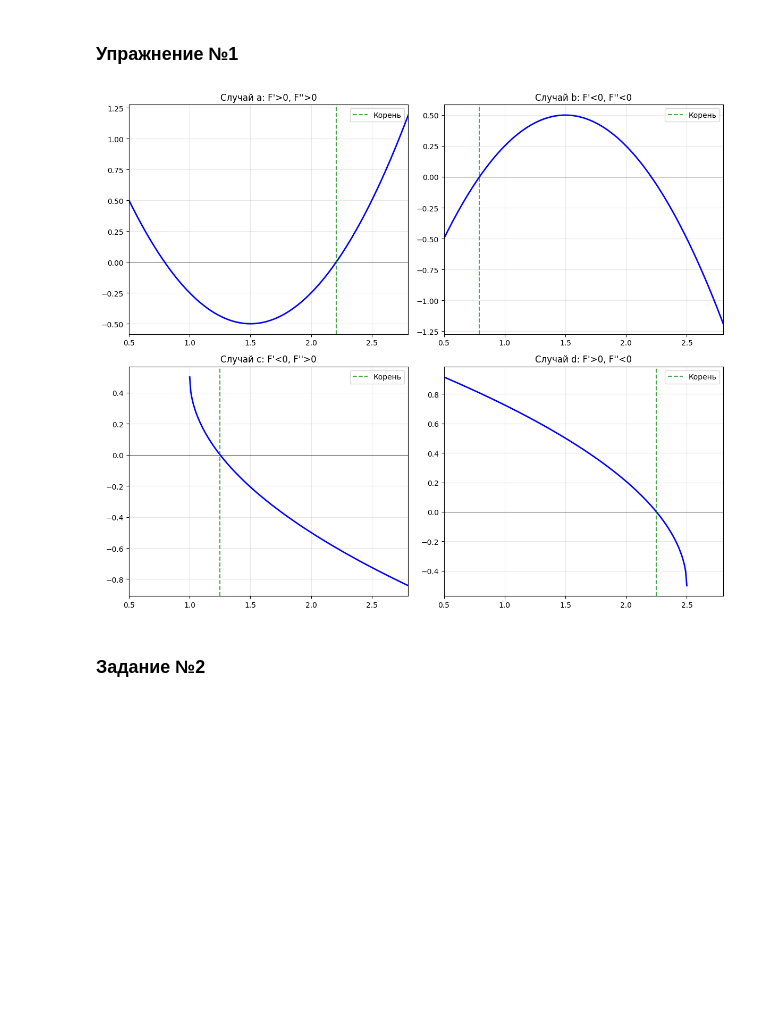
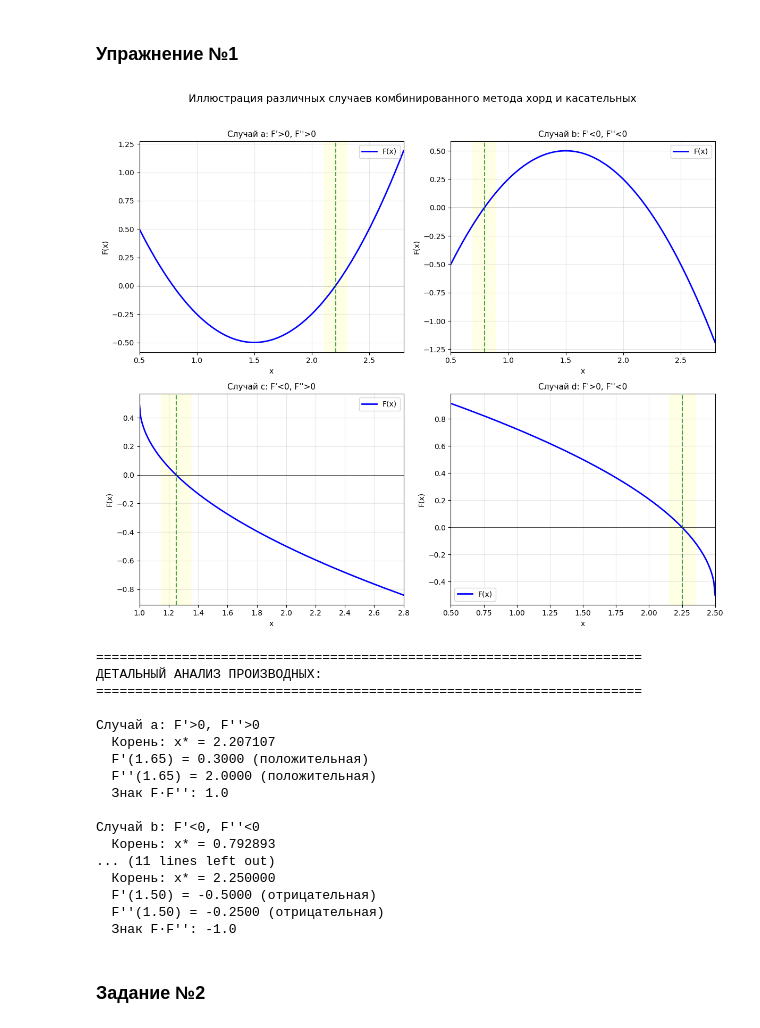
Before and after one commit to Matyuzha/homework, a Jupyter notebook: 2.5.ipynb, the cells around one changed output. Drawn from its saved outputs; the diff is of its cells as text; code cells hidden in the pictures; blank space fills up the shorter version.

```diff
--- a/2.5.ipynb
+++ b/2.5.ipynb
@@ -10,35 +11,90 @@ from scipy.optimize import root_scalar
 # %%
+import numpy as np
+import matplotlib.pyplot as plt
+from scipy.optimize import root_scalar
+
+# Вариант 2: с защитой от передачи массива
+def safe_sqrt(x):
+    """Безопасная версия sqrt, работающая с массивами"""
+    if hasattr(x, '__len__'):
+        return np.sqrt(x)
+    else:
+        from math import sqrt
+        return sqrt(x)
+
 # 4 разных случая
 funcs = [
     lambda x: (x-1.5)**2 - 0.5,
     lambda x: -(x-1.5)**2 + 0.5,
-    lambda x: -sqrt(x-1) + 0.5,
-    lambda x: sqrt(2.5-x) - 0.5
+    lambda x: -safe_sqrt(x-1) + 0.5,
+    lambda x: safe_sqrt(2.5-x) - 0.5
 ]
 
 titles = ["F'>0, F''>0", "F'<0, F''<0", "F'<0, F''>0", "F'>0, F''<0"]
-roots = [1.5+sqrt(0.5), 1.5-sqrt(0.5), 1.25, 2.25]
-x_ranges = [(0.5, 2.8), (0.5, 2.8), (1.0, 2.8), (0.5, 2.5)]  # Индивидуальные диапазоны
+roots = [1.5+np.sqrt(0.5), 1.5-np.sqrt(0.5), 1.25, 2.25]
+x_ranges = [(0.5, 2.8), (0.5, 2.8), (1.0, 2.8), (0.5, 2.5)]
 
 fig, axes = plt.subplots(2, 2, figsize=(12, 10))
 axes = axes.flatten()
 
 for i, (f, title, root, x_range) in enumerate(zip(funcs, titles, roots, x_ranges)):
-    x = linspace(x_range[0], x_range[1], 200)
+    x = np.linspace(x_range[0], x_range[1], 200)
     y = f(x)
 
-    axes[i].plot(x, y, 'b-', linewidth=2)
+    axes[i].plot(x, y, 'b-', linewidth=2, label='F(x)')
     axes[i].axhline(0, color='black', linewidth=0.5)
-    axes[i].axvline(root, color='g', linestyle='--', alpha=0.7, label='Корень')
-    axes[i].set_title(f'Случай {chr(97+i)}: {title}')
-    axes[i].set_xlim(0.5, 2.8)
+    axes[i].axvline(root, color='g', linestyle='--', alpha=0.7, linewidth=1.5)
+    axes[i].set_title(f'Случай {chr(97+i)}: {title}', fontsize=11)
+    axes[i].set_xlabel('x')
+    axes[i].set_ylabel('F(x)')
+    axes[i].set_xlim(x_range[0], x_range[1])
     axes[i].grid(True, alpha=0.3)
-    axes[i].legend()
+    axes[i].legend(loc='best')
 
+    # Закрашиваем область вокруг корня
+    axes[i].axvspan(root-0.1, root+0.1, alpha=0.1, color='yellow')
+
+plt.suptitle('Иллюстрация различных случаев комбинированного метода хорд и касательных',
+             fontsize=14, y=1.02)
 plt.tight_layout()
 plt.show()
+
+# Вычисляем производные для каждого случая
+print("\n" + "="*70)
+print("ДЕТАЛЬНЫЙ АНАЛИЗ ПРОИЗВОДНЫХ:")
+print("="*70)
+
+for i, (f, title, root, x_range) in enumerate(zip(funcs, titles, roots, x_ranges)):
+    # Численное вычисление производных
+    h = 1e-5
+    x0 = (x_range[0] + x_range[1]) / 2
+    Fp = (f(x0 + h) - f(x0 - h)) / (2*h)
+    Fpp = (f(x0 + 2*h) - 2*f(x0) + f(x0 - 2*h)) / (4*h*h)
+
+    print(f"\nСлучай {chr(97+i)}: {title}")
+    print(f"  Корень: x* = {root:.6f}")
+    print(f"  F'({x0:.2f}) = {Fp:.4f} {'(положительная)' if Fp > 0 else '(отрицательная)'}")
+    print(f"  F''({x0:.2f}) = {Fpp:.4f} {'(положительная)' if Fpp > 0 else '(отрицательная)'}")
+    print(f"  Знак F·F'': {np.sign(f(x_range[0]) * Fpp)}")
 # %% [output]
-[figure, old version]
+[figure, new version]
+======================================================================
+ДЕТАЛЬНЫЙ АНАЛИЗ ПРОИЗВОДНЫХ:
+======================================================================
+
+Случай a: F'>0, F''>0
+  Корень: x* = 2.207107
+  F'(1.65) = 0.3000 (положительная)
+  F''(1.65) = 2.0000 (положительная)
+  Знак F·F'': 1.0
+
+Случай b: F'<0, F''<0
+  Корень: x* = 0.792893
+... (11 lines left out)
+  Корень: x* = 2.250000
+  F'(1.50) = -0.5000 (отрицательная)
+  F''(1.50) = -0.2500 (отрицательная)
+  Знак F·F'': -1.0
 # %% [markdown]
 ### Задание №2
 # %%
```
Also changed, not shown: parts of 2 cells of this notebook, 5 other files.
